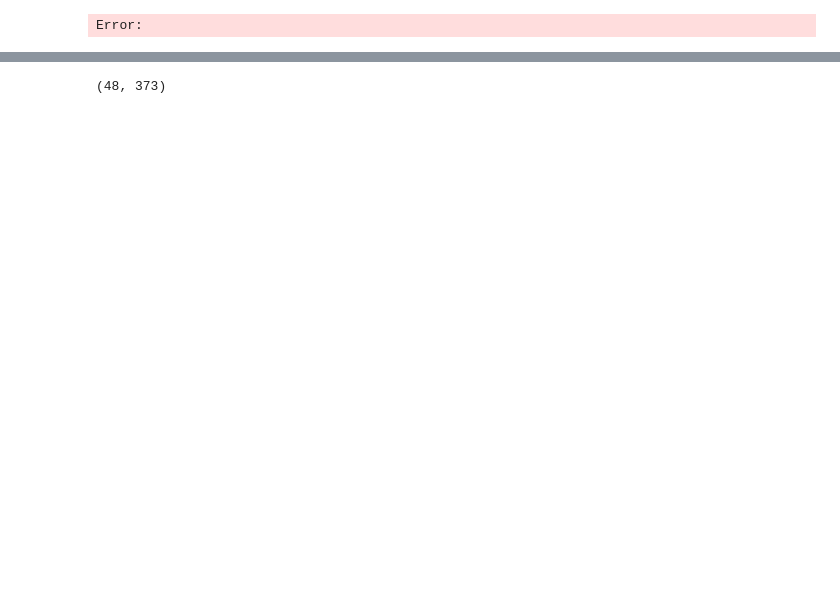
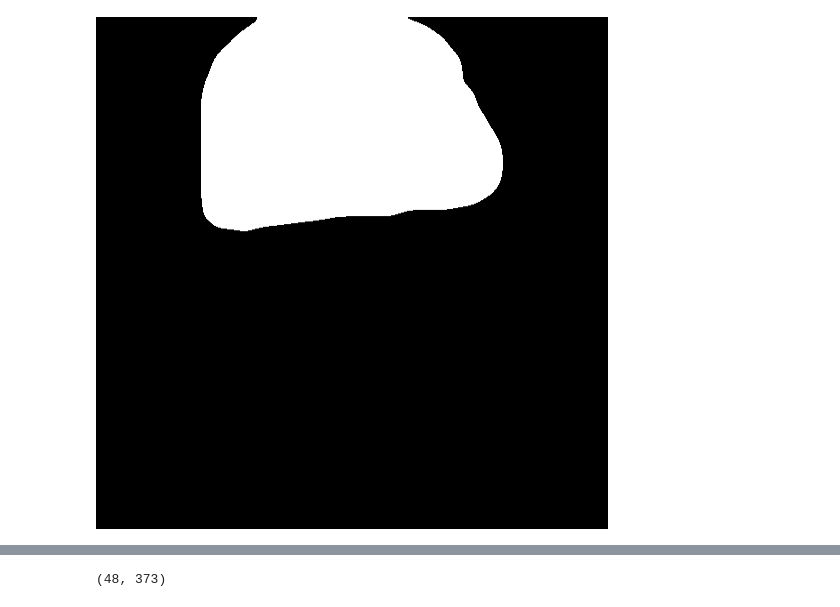
Before and after one commit to reichlab/flusion, a Jupyter notebook: code/outpaint/outpaint.ipynb, the cells around one changed output, grey strips where cells are left out. Cells and saved outputs as stored; diff of their text form; code cells hidden in the pictures; blank space fills up the shorter version.

```diff
--- a/code/outpaint/outpaint.ipynb
+++ b/code/outpaint/outpaint.ipynb
@@ -8,16 +16,14 @@ Error:
+# %%
+
+mask_image = load_image(
+    "boy_mask.png"
+)
+mask_image = mask_image.resize((512, 512))
+mask_image
+# %% [output]
+[figure, added]
 # %%
-
-init_image = load_image(
-    "https://huggingface.co/datasets/diffusers/test-arrays/resolve/main/stable_diffusion_inpaint/boy.png"
-)
-init_image = init_image.resize((512, 512))
-
 generator = torch.Generator(device="cpu").manual_seed(1)
-
-mask_image = load_image(
-    "https://huggingface.co/datasets/diffusers/test-arrays/resolve/main/stable_diffusion_inpaint/boy_mask.png"
-)
-mask_image = mask_image.resize((512, 512))
 
 
 def make_inpaint_condition(image, image_mask):
@@ -53,5 +59,3 @@ image = pipe(
     mask_image=mask_image,
     control_image=control_image,
 ).images[0]
-# %% [output]
-Error:
```
Also changed, not shown: parts of 21 cells of this notebook, 1 other file.
